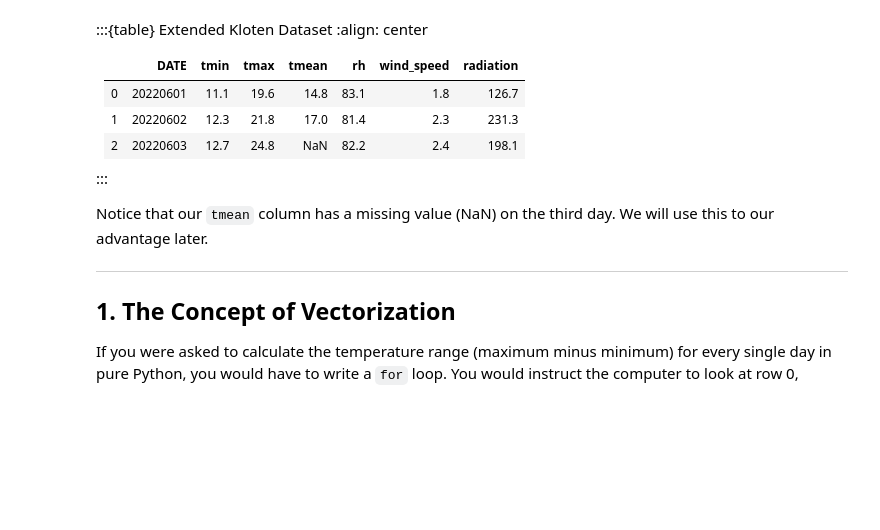
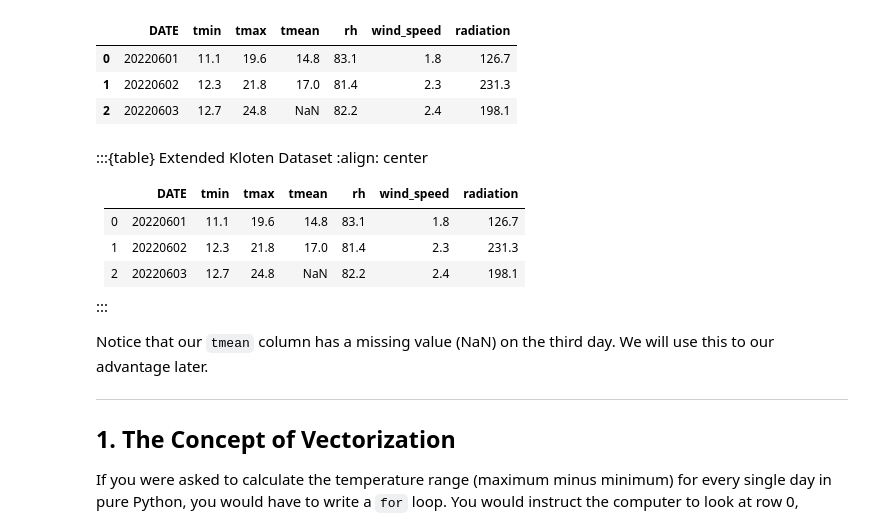
Before and after one commit to HendrikWulf/sds210-jb, a Jupyter notebook: book/08_L06_data-frames/05_vectorization.ipynb, the cells around one changed output. Cells and saved outputs as stored; diff of their text form; code cells hidden in the pictures; blank space fills up the shorter version.

```diff
--- a/book/08_L06_data-frames/05_vectorization.ipynb
+++ b/book/08_L06_data-frames/05_vectorization.ipynb
@@ -28,20 +28,25 @@ We can actually perform some data cleaning right at the moment we read the file!
 # %%
 import pandas as pd
 
 # Define relative path to the file
-fp = "kloten_summer_2022_extended.txt"
+fp = "data/kloten_summer_2022_extended.txt"
 
 # Read data using advanced cleaning parameters
 data = pd.read_csv(
     fp,
     sep=r"\s+",  # Handle varying amounts of spaces between columns
     skiprows=[1],  # Skip the second row (usually a line of dashes)
     na_values=["-9999"],  # Convert -9999 placeholders directly to NaN
     usecols=["DATE", "tmin", "tmax", "tmean", "rh", "wind_speed", "radiation"],
 )
 
 # Inspect the first few rows
 display(data.head(3))
+# %% [output]
+|  | DATE | tmin | tmax | tmean | rh | wind_speed | radiation |
+| 0 | 20220601 | 11.1 | 19.6 | 14.8 | 83.1 | 1.8 | 126.7 |
+| 1 | 20220602 | 12.3 | 21.8 | 17.0 | 81.4 | 2.3 | 231.3 |
+| 2 | 20220603 | 12.7 | 24.8 | NaN | 82.2 | 2.4 | 198.1 |
 # %% [markdown]
 :::{table} Extended Kloten Dataset
 :align: center
```
Also changed, not shown: parts of 7 cells of this notebook, 4 other files.
